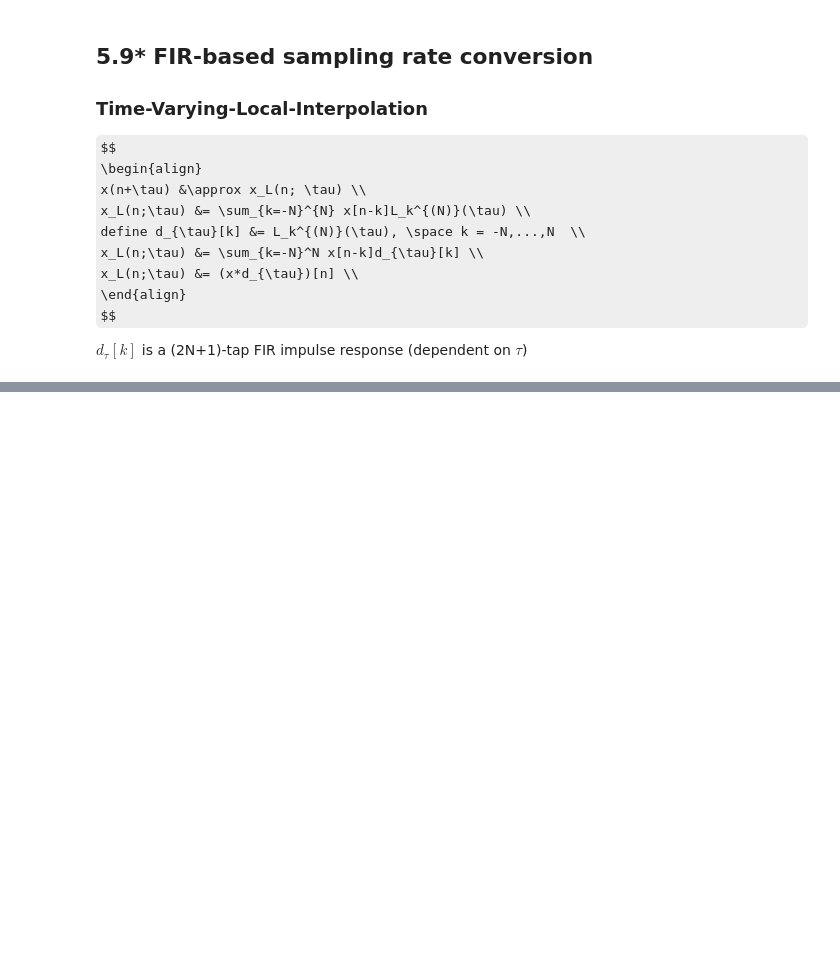
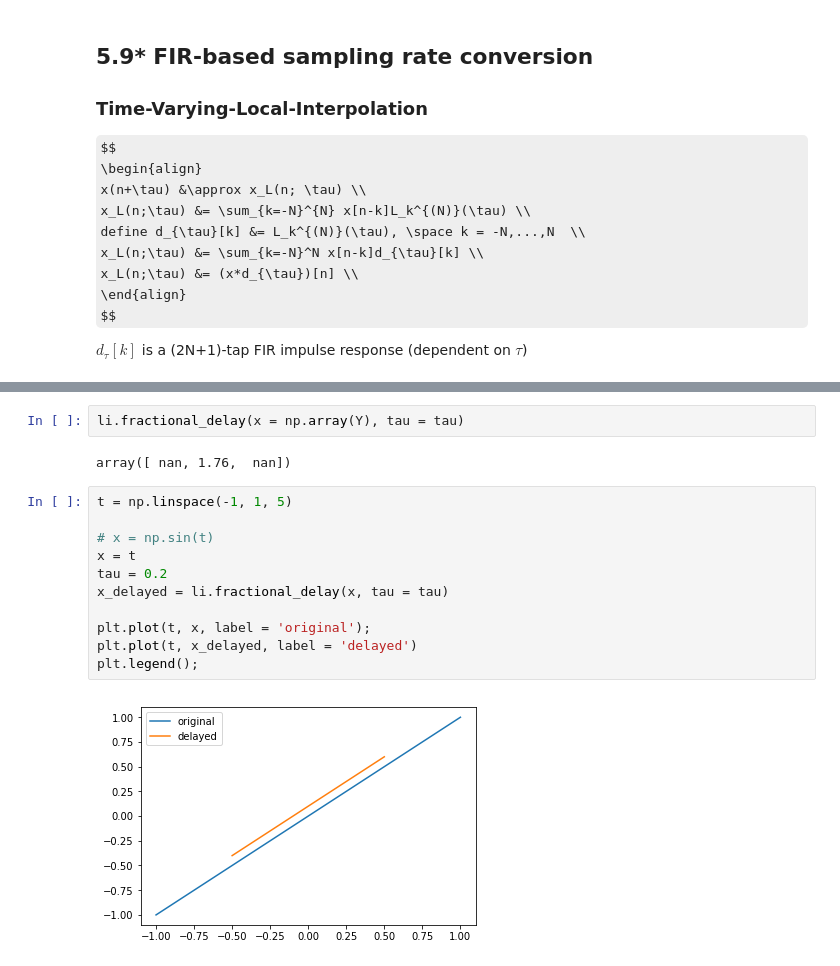
Before and after one commit to Wei1234c/Digital_Signal_Processing, a Jupyter notebook: notebooks/week7/Week 7 Lab.ipynb, the cells around one changed output, grey strips where cells are left out. Drawn from its saved outputs; the diff is of its cells as text; some formulas as TeX source; blank space fills up the shorter version.

```diff
--- a/notebooks/week7/Week 7 Lab.ipynb
+++ b/notebooks/week7/Week 7 Lab.ipynb
@@ -580,0 +610,17 @@ np.dot(np.array(Y), h)
+# %%
+li.fractional_delay(x = np.array(Y), tau = tau)
+# %% [output]
+array([ nan, 1.76,  nan])
+# %%
+t = np.linspace(-1, 1, 5)
+
+# x = np.sin(t)
+x = t
+tau = 0.2
+x_delayed = li.fractional_delay(x, tau = tau)
+
+plt.plot(t, x, label = 'original');
+plt.plot(t, x_delayed, label = 'delayed')
+plt.legend();
+# %% [output]
+[figure, added]
```
Also changed, not shown: parts of 16 cells of this notebook, 14 other files.
